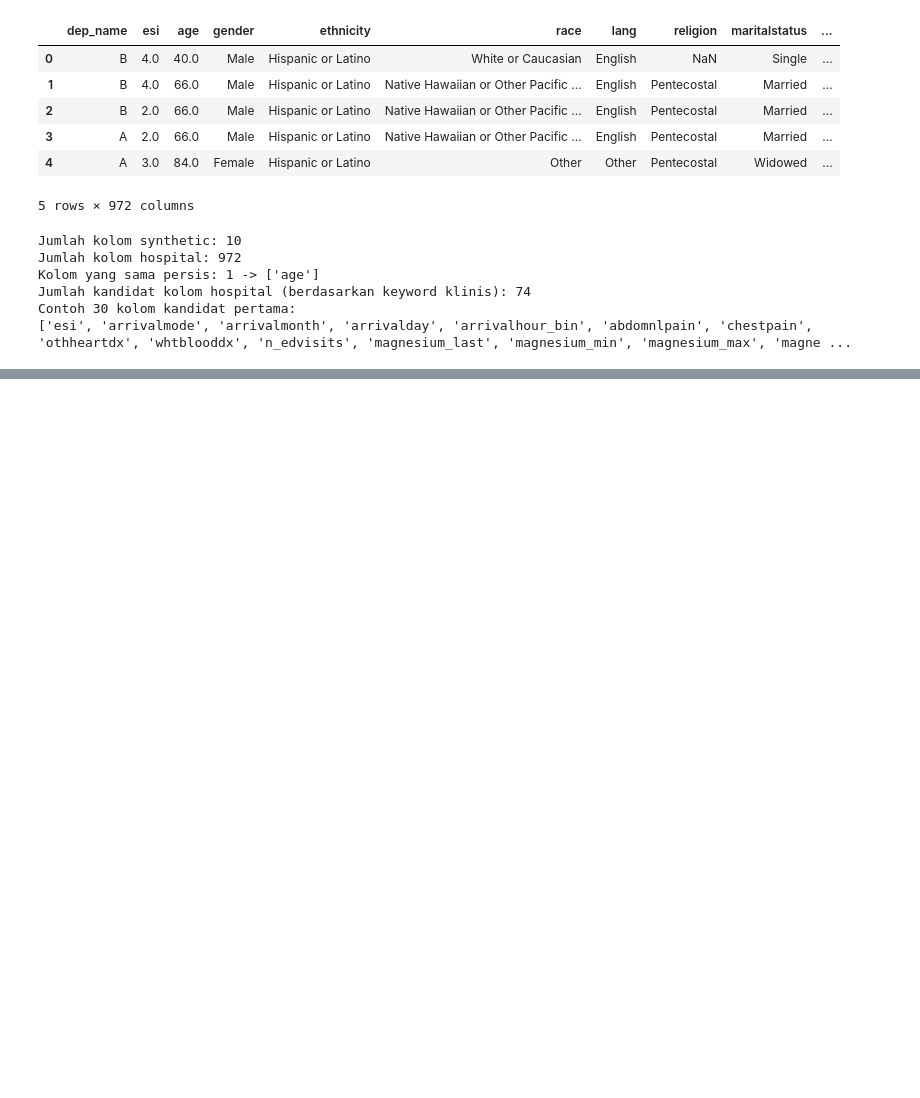
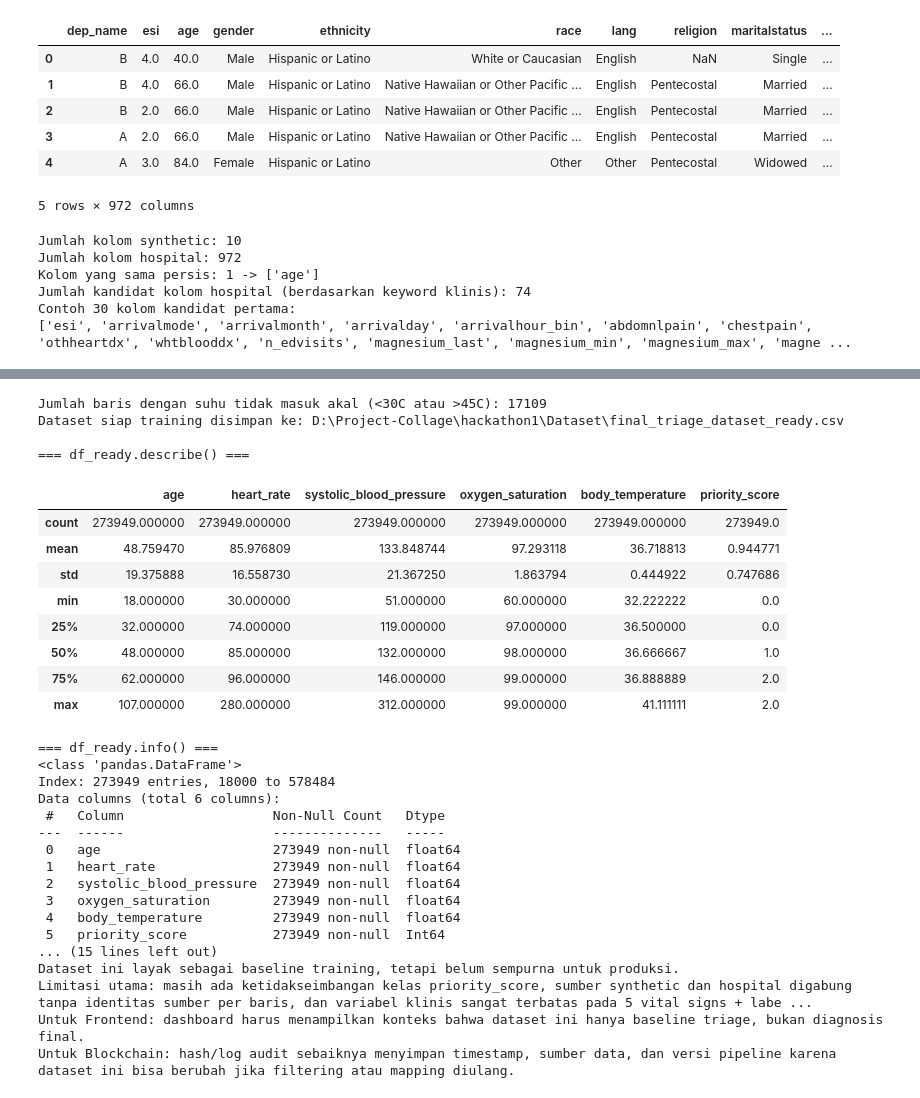
Before and after one commit to mziccoalfarozi-source/hackathon1, a Jupyter notebook: ai-engine/data_prep.ipynb, the cells around one changed output, grey strips where cells are left out. Cells and saved outputs as stored; diff of their text form; code cells hidden in the pictures; blank space fills up the shorter version.

```diff
--- a/ai-engine/data_prep.ipynb
+++ b/ai-engine/data_prep.ipynb
@@ -160,0 +283,79 @@ Contoh 30 kolom kandidat pertama:
+# %%
+# Finalisasi data: konversi suhu ke Celsius, buang outlier klinis, dan simpan versi siap training
+from pathlib import Path
+import pandas as pd
+
+# Gunakan df_final dari cell sebelumnya jika tersedia; fallback ke CSV final jika notebook dijalankan ulang
+if "df_final" not in globals():
+    df_final = pd.read_csv("../Dataset/final_triage_dataset.csv")
+
+df_ready = df_final.copy()
+df_ready["body_temperature"] = (df_ready["body_temperature"] - 32) * 5 / 9
+
+# Validasi klinis suhu manusia yang masuk akal setelah konversi
+temp_outlier_mask = (df_ready["body_temperature"] < 30) | (df_ready["body_temperature"] > 45)
+temp_outlier_count = int(temp_outlier_mask.sum())
+
+print(f"Jumlah baris dengan suhu tidak masuk akal (<30C atau >45C): {temp_outlier_count}")
+df_ready = df_ready.loc[~temp_outlier_mask].copy()
+
+# Simpan dataset siap training
+ready_csv_path = Path("../Dataset/final_triage_dataset_ready.csv")
+df_ready.to_csv(ready_csv_path, index=False)
+
+if not ready_csv_path.exists() or ready_csv_path.stat().st_size == 0:
+    raise RuntimeError("Gagal menyimpan final_triage_dataset_ready.csv")
+
+print(f"Dataset siap training disimpan ke: {ready_csv_path.resolve()}")
+
+print("\n=== df_ready.describe() ===")
+display(df_ready.describe())
+
+print("\n=== df_ready.info() ===")
+df_ready.info()
+
+print("\n=== df_ready.isna().sum() ===")
+print(df_ready.isna().sum())
+
+mean_temp = df_ready["body_temperature"].mean()
+min_temp = df_ready["body_temperature"].min()
+max_temp = df_ready["body_temperature"].max()
+
+print("\n=== Ringkasan Kesiapan ===")
+print(f"Rentang suhu Celsius final: {min_temp:.2f}C sampai {max_temp:.2f}C")
+print(f"Rata-rata suhu Celsius final: {mean_temp:.2f}C")
+print("Dataset ini layak sebagai baseline training, tetapi belum sempurna untuk produksi.")
+print("Limitasi utama: masih ada ketidakseimbangan kelas priority_score, sumber synthetic dan hospital digabung tanpa identitas sumber per baris, dan variabel klinis sangat terbatas pada 5 vital signs + label.")
+print("Untuk Frontend: dashboard harus menampilkan konteks bahwa dataset ini hanya baseline triage, bukan diagnosis final.")
+print("Untuk Blockchain: hash/log audit sebaiknya menyimpan timestamp, sumber data, dan versi pipeline karena dataset ini bisa berubah jika filtering atau mapping diulang.")
+# %% [output]
+Jumlah baris dengan suhu tidak masuk akal (<30C atau >45C): 17109
+Dataset siap training disimpan ke: D:\Project-Collage\hackathon1\Dataset\final_triage_dataset_ready.csv
+
+=== df_ready.describe() ===
+|  | age | heart_rate | systolic_blood_pressure | oxygen_saturation | body_temperature | priority_score |
+| count | 273949.000000 | 273949.000000 | 273949.000000 | 273949.000000 | 273949.000000 | 273949.0 |
+| mean | 48.759470 | 85.976809 | 133.848744 | 97.293118 | 36.718813 | 0.944771 |
+| std | 19.375888 | 16.558730 | 21.367250 | 1.863794 | 0.444922 | 0.747686 |
+| min | 18.000000 | 30.000000 | 51.000000 | 60.000000 | 32.222222 | 0.0 |
+| 25% | 32.000000 | 74.000000 | 119.000000 | 97.000000 | 36.500000 | 0.0 |
+| 50% | 48.000000 | 85.000000 | 132.000000 | 98.000000 | 36.666667 | 1.0 |
+| 75% | 62.000000 | 96.000000 | 146.000000 | 99.000000 | 36.888889 | 2.0 |
+| max | 107.000000 | 280.000000 | 312.000000 | 99.000000 | 41.111111 | 2.0 |
+=== df_ready.info() ===
+<class 'pandas.DataFrame'>
+Index: 273949 entries, 18000 to 578484
+Data columns (total 6 columns):
+ #   Column                   Non-Null Count   Dtype
+---  ------                   --------------   -----
+ 0   age                      273949 non-null  float64
+ 1   heart_rate               273949 non-null  float64
+ 2   systolic_blood_pressure  273949 non-null  float64
+ 3   oxygen_saturation        273949 non-null  float64
+ 4   body_temperature         273949 non-null  float64
+ 5   priority_score           273949 non-null  Int64
+... (15 lines left out)
+Dataset ini layak sebagai baseline training, tetapi belum sempurna untuk produksi.
+Limitasi utama: masih ada ketidakseimbangan kelas priority_score, sumber synthetic dan hospital digabung tanpa identitas sumber per baris, dan variabel klinis sangat terbatas pada 5 vital signs + labe ...
+Untuk Frontend: dashboard harus menampilkan konteks bahwa dataset ini hanya baseline triage, bukan diagnosis final.
+Untuk Blockchain: hash/log audit sebaiknya menyimpan timestamp, sumber data, dan versi pipeline karena dataset ini bisa berubah jika filtering atau mapping diulang.
```
Also changed, not shown: parts of 7 cells of this notebook, 4 other files.
